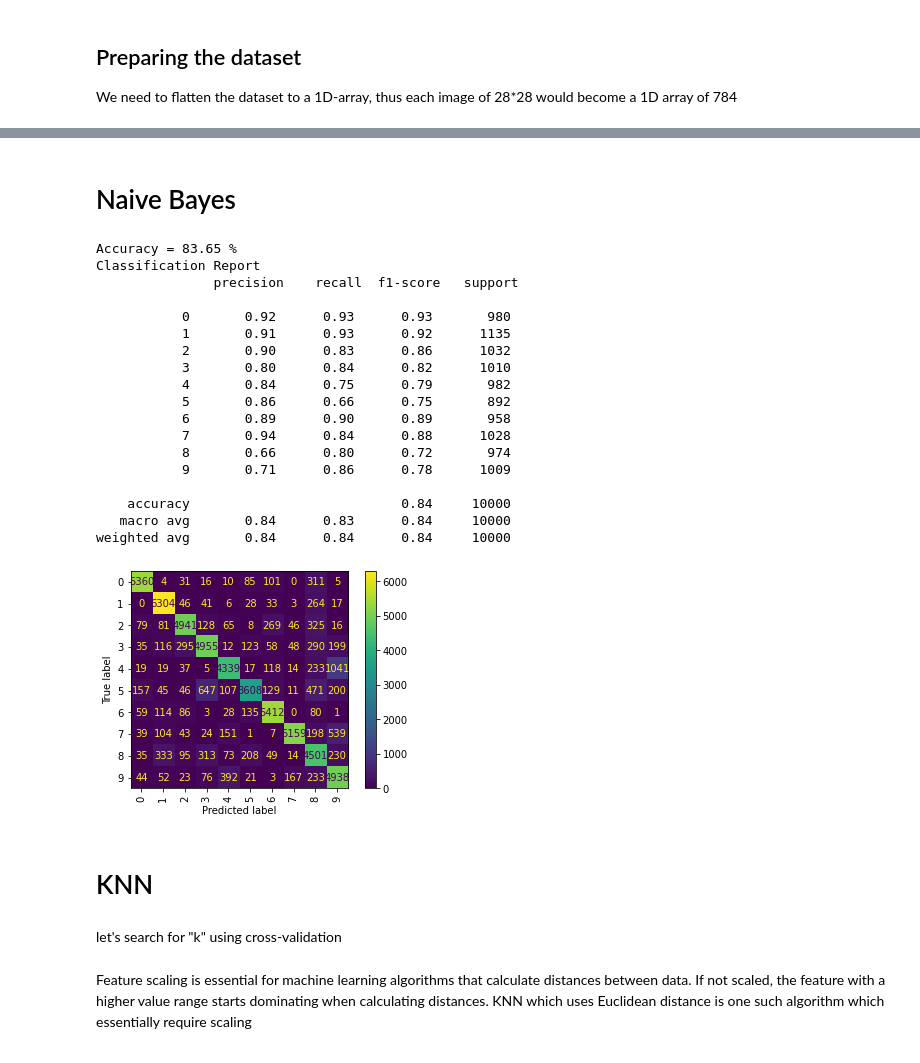
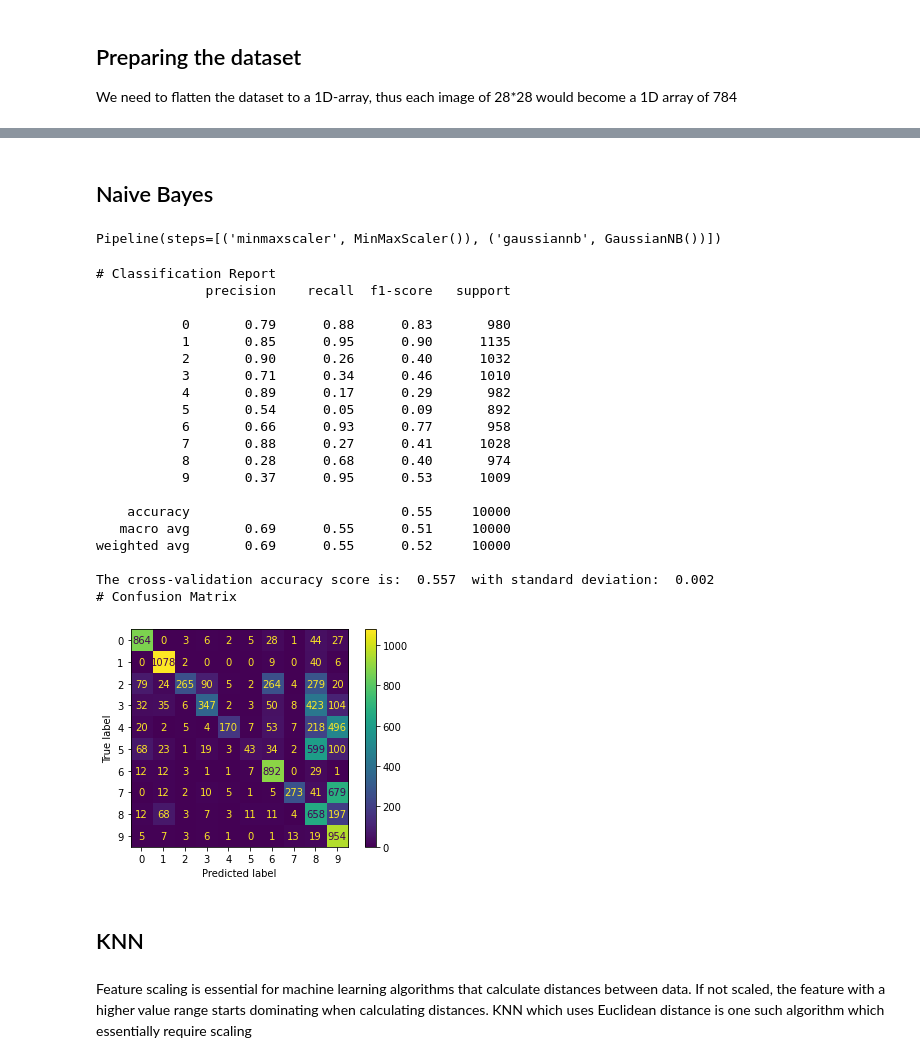
Before and after one commit to XaviPat01/MTL782_Data_Mining, a Jupyter notebook: MTL782_Assignment1_Q2.ipynb, the cells around one changed output, grey strips where cells are left out. Saved outputs shown, nothing was run; the diff lists cells and outputs as text; code cells hidden in the pictures.

```diff
--- a/MTL782_Assignment1_Q2.ipynb
+++ b/MTL782_Assignment1_Q2.ipynb
@@ -60,31 +62,17 @@ x_test = X_test.flatten().reshape(10000,784)
+# %%
+def eval(estimator,x_test,y_test, x_train, y_train):
+  y_pred = estimator.predict(x_test)
+  print("# Classification Report")
+  print(metrics.classification_report(y_test,y_pred, zero_division=0))
+  score = cross_val_score(estimator, x_train, y_train, cv = 3, n_jobs = -1, scoring = "accuracy")
+  print("The cross-validation accuracy score is: ", f"{score.mean():.3f}", " with standard deviation: ", f"{score.std():.3f}")
+
+  print("# Confusion Matrix")
+  disp = ConfusionMatrixDisplay.from_estimator(estimator, x_test, y_test)
 # %% [markdown]
-# Naive Bayes
+## Naive Bayes
 # %%
-nb = MultinomialNB()
+nb = make_pipeline(MinMaxScaler(),GaussianNB())
 nb.fit(x_train, y_train)
-y_predicted=nb.predict(x_test)
+# %% [output]
+Pipeline(steps=[('minmaxscaler', MinMaxScaler()), ('gaussiannb', GaussianNB())])
-# %%
-print ("Accuracy = {} %".format(metrics.accuracy_score(y_test, y_predicted)*100))
-print ("Classification Report \n {}".format(metrics.classification_report(y_test, y_predicted, labels=range(0,10))))
-ConfusionMatrixDisplay.from_estimator(nb,x_train,y_train,display_labels = range(0,10),xticks_rotation='vertical')
-plt.show()
-# %% [output]
-Accuracy = 83.65 %
-Classification Report
-               precision    recall  f1-score   support
-
-           0       0.92      0.93      0.93       980
-           1       0.91      0.93      0.92      1135
-           2       0.90      0.83      0.86      1032
-           3       0.80      0.84      0.82      1010
-           4       0.84      0.75      0.79       982
-           5       0.86      0.66      0.75       892
-           6       0.89      0.90      0.89       958
-           7       0.94      0.84      0.88      1028
-           8       0.66      0.80      0.72       974
-           9       0.71      0.86      0.78      1009
-
-    accuracy                           0.84     10000
-   macro avg       0.84      0.83      0.84     10000
-weighted avg       0.84      0.84      0.84     10000
-[figure, removed]
@@ -91,7 +81,29 @@ weighted avg       0.84      0.84      0.84     10000
+# %%
+eval(nb,x_test,y_test,x_train,y_train)
+# %% [output]
+# Classification Report
+              precision    recall  f1-score   support
+
+           0       0.79      0.88      0.83       980
+           1       0.85      0.95      0.90      1135
+           2       0.90      0.26      0.40      1032
+           3       0.71      0.34      0.46      1010
+           4       0.89      0.17      0.29       982
+           5       0.54      0.05      0.09       892
+           6       0.66      0.93      0.77       958
+           7       0.88      0.27      0.41      1028
+           8       0.28      0.68      0.40       974
+           9       0.37      0.95      0.53      1009
+
+    accuracy                           0.55     10000
+   macro avg       0.69      0.55      0.51     10000
+weighted avg       0.69      0.55      0.52     10000
+
+The cross-validation accuracy score is:  0.557  with standard deviation:  0.002
+# Confusion Matrix
+[figure, added]
 # %% [markdown]
-# KNN
+## KNN
-# %% [markdown]
-let's search for "k" using cross-validation
 # %% [markdown]
 Feature scaling is essential for machine learning algorithms that calculate distances between data. If not scaled, the feature with a higher value range starts dominating when calculating distances. KNN which uses Euclidean distance is one such algorithm which essentially require scaling
 # %%
```
Also changed, not shown: parts of 37 cells of this notebook.
